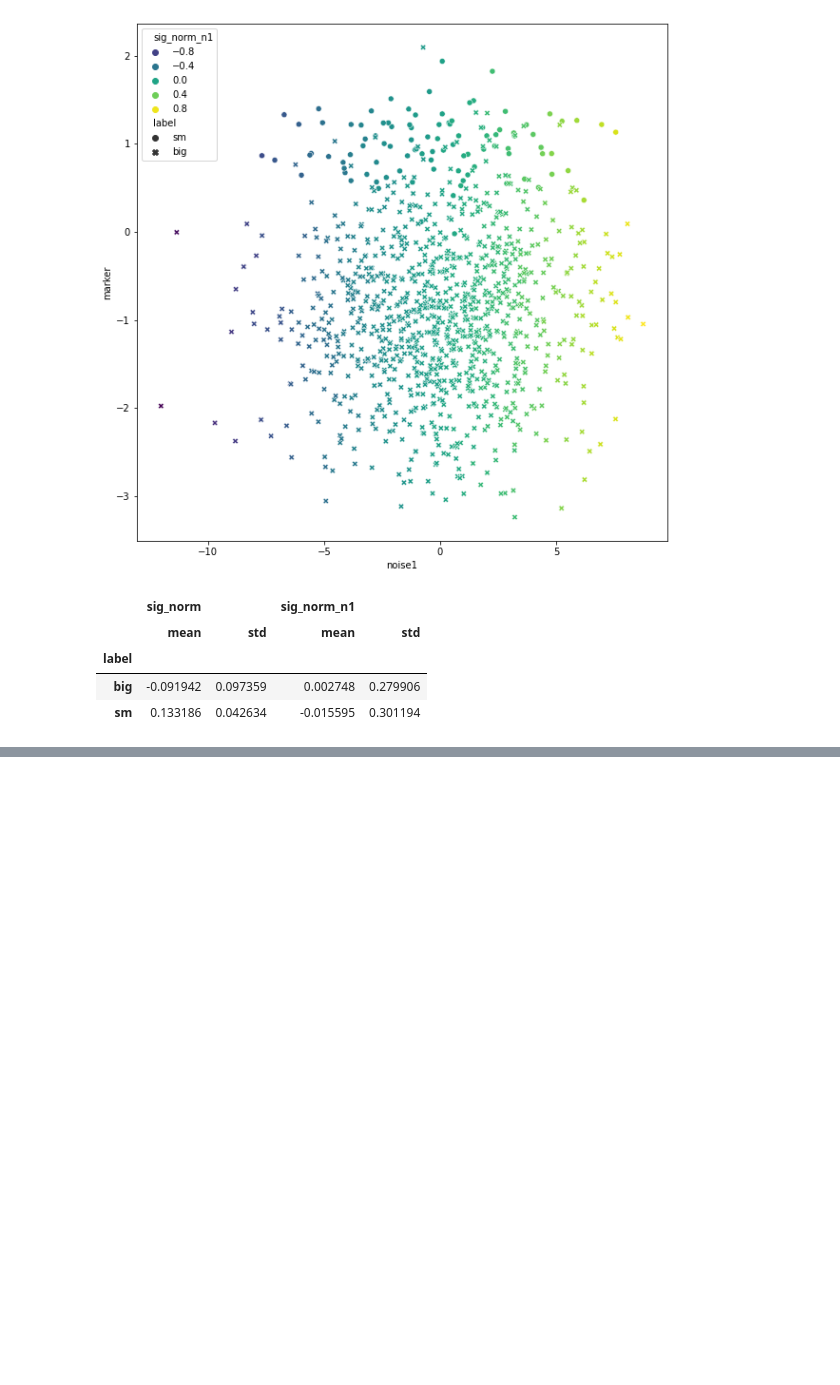
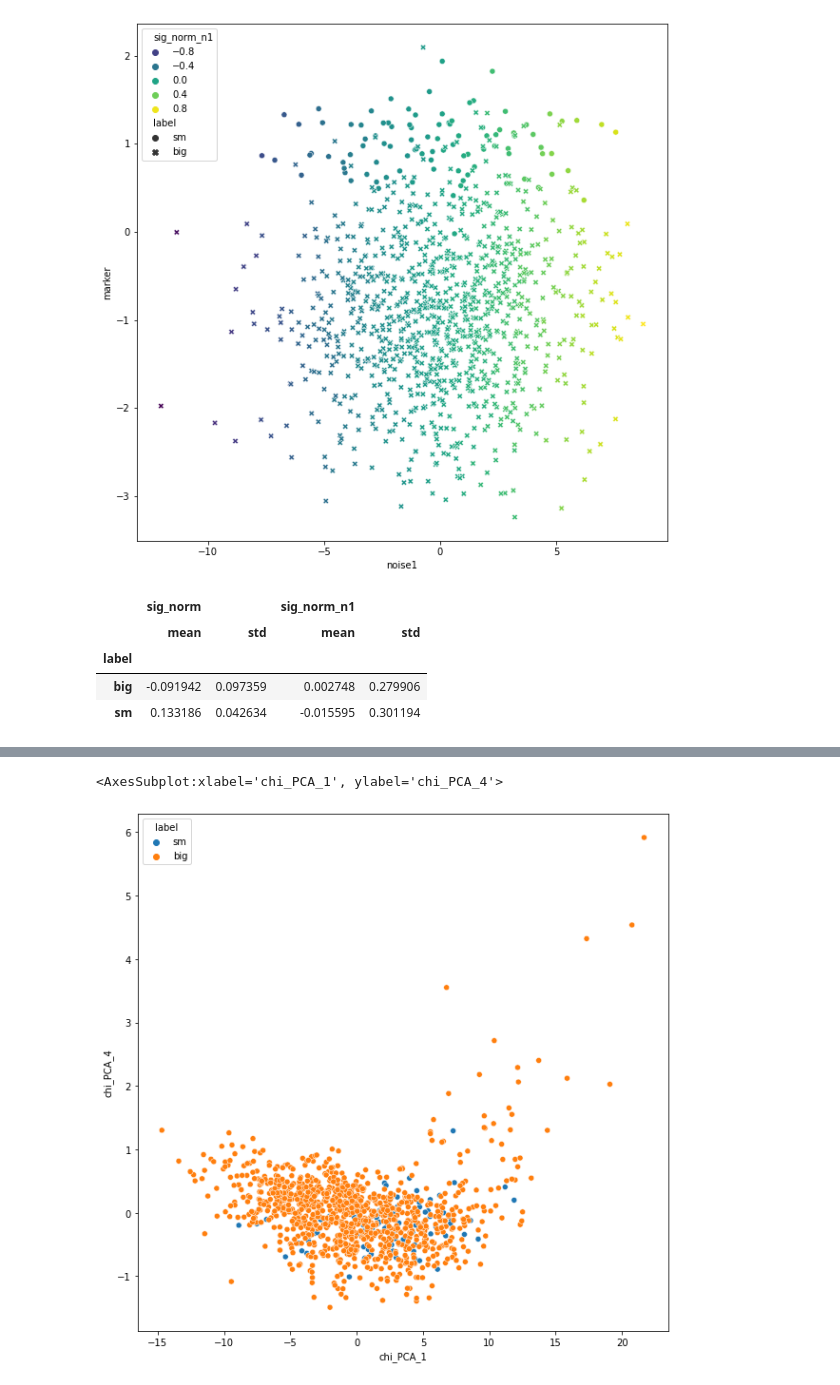
Before and after one commit to ashwinn226/graphwave, a Jupyter notebook: graphwave_pancakes.ipynb, the cells around one changed output, grey strips where cells are left out. Saved outputs shown, nothing was run; the diff lists cells and outputs as text; code cells hidden in the pictures; blank space fills up the shorter version.

```diff
--- a/graphwave_pancakes.ipynb
+++ b/graphwave_pancakes.ipynb
@@ -505,0 +568,7 @@ AttributeError: 'Graph' object has no attribute 'number_of_nodes'
+# %%
+fig, ax = plt.subplots(1,1, figsize=[10,10])
+
+sns.scatterplot(data=pancake, x="chi_PCA_1", y="chi_PCA_4", hue="label")
+# %% [output]
+<AxesSubplot:xlabel='chi_PCA_1', ylabel='chi_PCA_4'>
+[figure, added]
```
Also changed, not shown: parts of 14 cells of this notebook, 2 other files.
